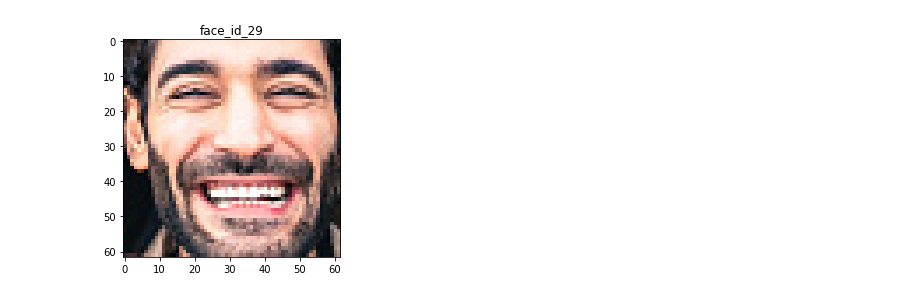
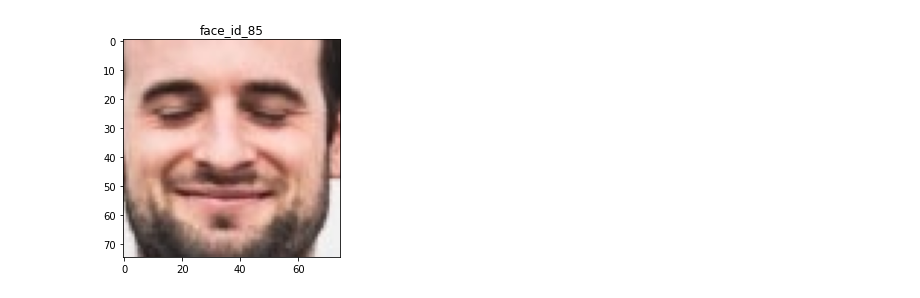
Before and after one commit to jordi-zaragoza/face_classifier, a Jupyter notebook: TRY_IT_group.ipynb, the cells around one changed output. Cells and saved outputs as stored; diff of their text form; code cells hidden in the pictures.

```diff
--- a/TRY_IT_group.ipynb
+++ b/TRY_IT_group.ipynb
@@ -39,4 +45,4 @@ group_picture.results
-# %%
-group_picture.faces[1].show()
-# %% [output]
-[figure, removed]
+# %%
+group_picture.faces[2].show()
+# %% [output]
+[figure, added]
```
Also changed, not shown: parts of 6 cells of this notebook, 7 other files.
